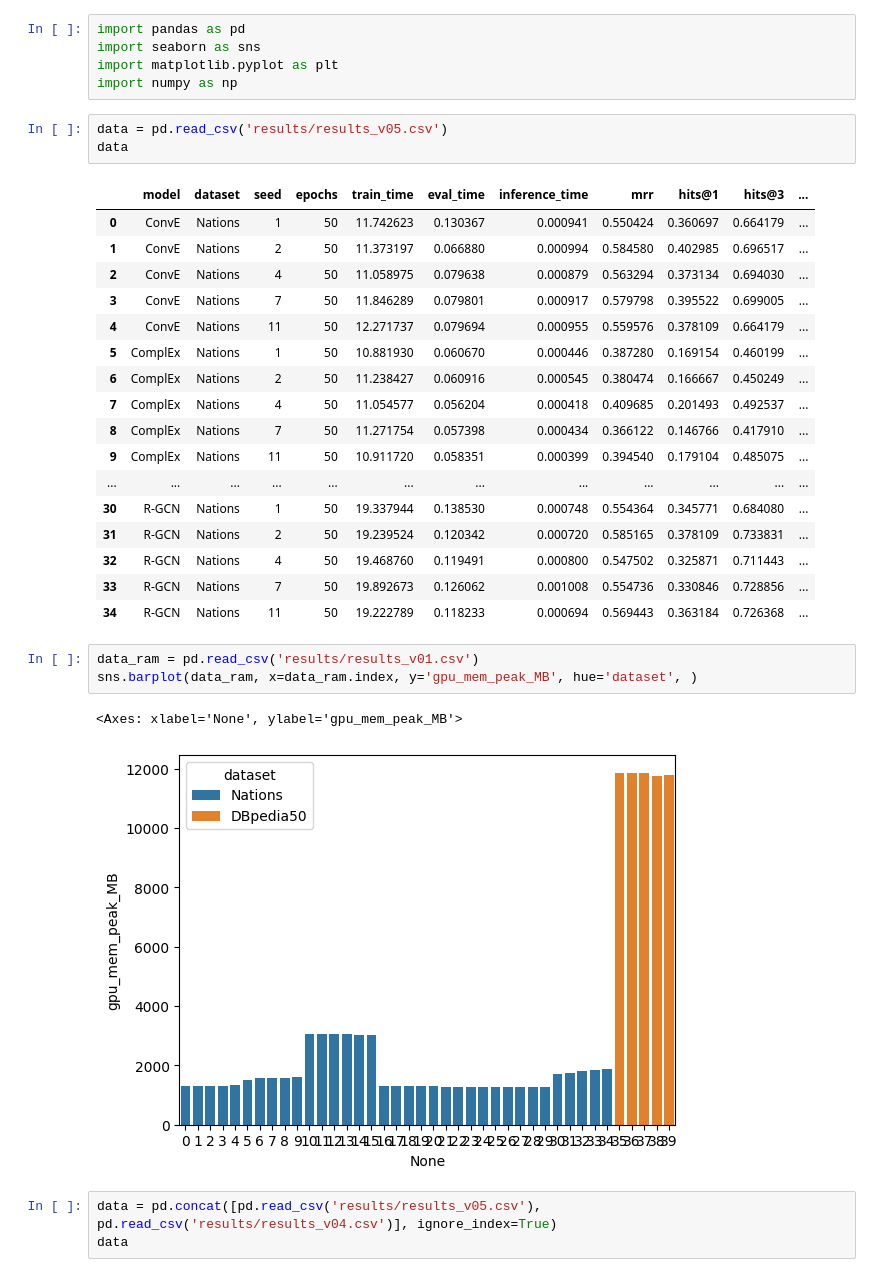
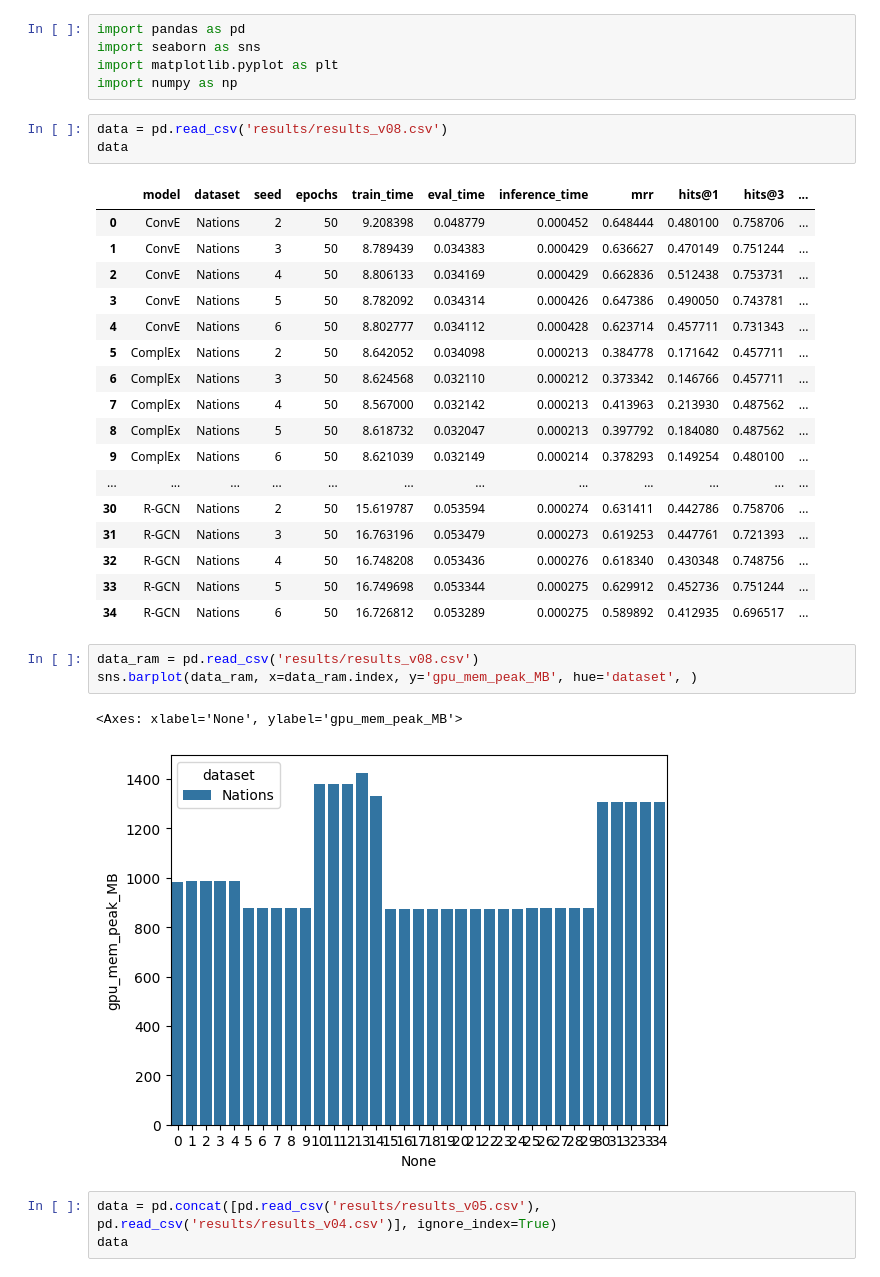
Before and after one commit to grkremer/perf_2026-1, a Jupyter notebook: plotting.ipynb, the cells around one changed output. Drawn from its saved outputs; the diff is of its cells as text.

```diff
--- a/plotting.ipynb
+++ b/plotting.ipynb
@@ -4,32 +4,32 @@ import seaborn as sns
 import matplotlib.pyplot as plt
 import numpy as np
 # %%
-data = pd.read_csv('results/results_v05.csv')
+data = pd.read_csv('results/results_v08.csv')
 data
 # %% [output]
 |  | model | dataset | seed | epochs | train_time | eval_time | inference_time | mrr | hits@1 | hits@3 | ... |
-| 0 | ConvE | Nations | 1 | 50 | 11.742623 | 0.130367 | 0.000941 | 0.550424 | 0.360697 | 0.664179 | ... |
-| 1 | ConvE | Nations | 2 | 50 | 11.373197 | 0.066880 | 0.000994 | 0.584580 | 0.402985 | 0.696517 | ... |
-| 2 | ConvE | Nations | 4 | 50 | 11.058975 | 0.079638 | 0.000879 | 0.563294 | 0.373134 | 0.694030 | ... |
-| 3 | ConvE | Nations | 7 | 50 | 11.846289 | 0.079801 | 0.000917 | 0.579798 | 0.395522 | 0.699005 | ... |
-| 4 | ConvE | Nations | 11 | 50 | 12.271737 | 0.079694 | 0.000955 | 0.559576 | 0.378109 | 0.664179 | ... |
-| 5 | ComplEx | Nations | 1 | 50 | 10.881930 | 0.060670 | 0.000446 | 0.387280 | 0.169154 | 0.460199 | ... |
-| 6 | ComplEx | Nations | 2 | 50 | 11.238427 | 0.060916 | 0.000545 | 0.380474 | 0.166667 | 0.450249 | ... |
-| 7 | ComplEx | Nations | 4 | 50 | 11.054577 | 0.056204 | 0.000418 | 0.409685 | 0.201493 | 0.492537 | ... |
-| 8 | ComplEx | Nations | 7 | 50 | 11.271754 | 0.057398 | 0.000434 | 0.366122 | 0.146766 | 0.417910 | ... |
-| 9 | ComplEx | Nations | 11 | 50 | 10.911720 | 0.058351 | 0.000399 | 0.394540 | 0.179104 | 0.485075 | ... |
+| 0 | ConvE | Nations | 2 | 50 | 9.208398 | 0.048779 | 0.000452 | 0.648444 | 0.480100 | 0.758706 | ... |
+| 1 | ConvE | Nations | 3 | 50 | 8.789439 | 0.034383 | 0.000429 | 0.636627 | 0.470149 | 0.751244 | ... |
+| 2 | ConvE | Nations | 4 | 50 | 8.806133 | 0.034169 | 0.000429 | 0.662836 | 0.512438 | 0.753731 | ... |
+| 3 | ConvE | Nations | 5 | 50 | 8.782092 | 0.034314 | 0.000426 | 0.647386 | 0.490050 | 0.743781 | ... |
+| 4 | ConvE | Nations | 6 | 50 | 8.802777 | 0.034112 | 0.000428 | 0.623714 | 0.457711 | 0.731343 | ... |
+| 5 | ComplEx | Nations | 2 | 50 | 8.642052 | 0.034098 | 0.000213 | 0.384778 | 0.171642 | 0.457711 | ... |
+| 6 | ComplEx | Nations | 3 | 50 | 8.624568 | 0.032110 | 0.000212 | 0.373342 | 0.146766 | 0.457711 | ... |
+| 7 | ComplEx | Nations | 4 | 50 | 8.567000 | 0.032142 | 0.000213 | 0.413963 | 0.213930 | 0.487562 | ... |
+| 8 | ComplEx | Nations | 5 | 50 | 8.618732 | 0.032047 | 0.000213 | 0.397792 | 0.184080 | 0.487562 | ... |
+| 9 | ComplEx | Nations | 6 | 50 | 8.621039 | 0.032149 | 0.000214 | 0.378293 | 0.149254 | 0.480100 | ... |
 | ... | ... | ... | ... | ... | ... | ... | ... | ... | ... | ... | ... |
-| 30 | R-GCN | Nations | 1 | 50 | 19.337944 | 0.138530 | 0.000748 | 0.554364 | 0.345771 | 0.684080 | ... |
-| 31 | R-GCN | Nations | 2 | 50 | 19.239524 | 0.120342 | 0.000720 | 0.585165 | 0.378109 | 0.733831 | ... |
-| 32 | R-GCN | Nations | 4 | 50 | 19.468760 | 0.119491 | 0.000800 | 0.547502 | 0.325871 | 0.711443 | ... |
-| 33 | R-GCN | Nations | 7 | 50 | 19.892673 | 0.126062 | 0.001008 | 0.554736 | 0.330846 | 0.728856 | ... |
-| 34 | R-GCN | Nations | 11 | 50 | 19.222789 | 0.118233 | 0.000694 | 0.569443 | 0.363184 | 0.726368 | ... |
+| 30 | R-GCN | Nations | 2 | 50 | 15.619787 | 0.053594 | 0.000274 | 0.631411 | 0.442786 | 0.758706 | ... |
+| 31 | R-GCN | Nations | 3 | 50 | 16.763196 | 0.053479 | 0.000273 | 0.619253 | 0.447761 | 0.721393 | ... |
+| 32 | R-GCN | Nations | 4 | 50 | 16.748208 | 0.053436 | 0.000276 | 0.618340 | 0.430348 | 0.748756 | ... |
+| 33 | R-GCN | Nations | 5 | 50 | 16.749698 | 0.053344 | 0.000275 | 0.629912 | 0.452736 | 0.751244 | ... |
+| 34 | R-GCN | Nations | 6 | 50 | 16.726812 | 0.053289 | 0.000275 | 0.589892 | 0.412935 | 0.696517 | ... |
 # %%
-data_ram = pd.read_csv('results/results_v01.csv')
+data_ram = pd.read_csv('results/results_v08.csv')
 sns.barplot(data_ram, x=data_ram.index, y='gpu_mem_peak_MB', hue='dataset', )
 # %% [output]
 <Axes: xlabel='None', ylabel='gpu_mem_peak_MB'>
-[figure, old version]
+[figure, new version]
 # %%
 data = pd.concat([pd.read_csv('results/results_v05.csv'), pd.read_csv('results/results_v04.csv')], ignore_index=True)
 data
```
Also changed, not shown: parts of 10 cells of this notebook, 8 other files.
